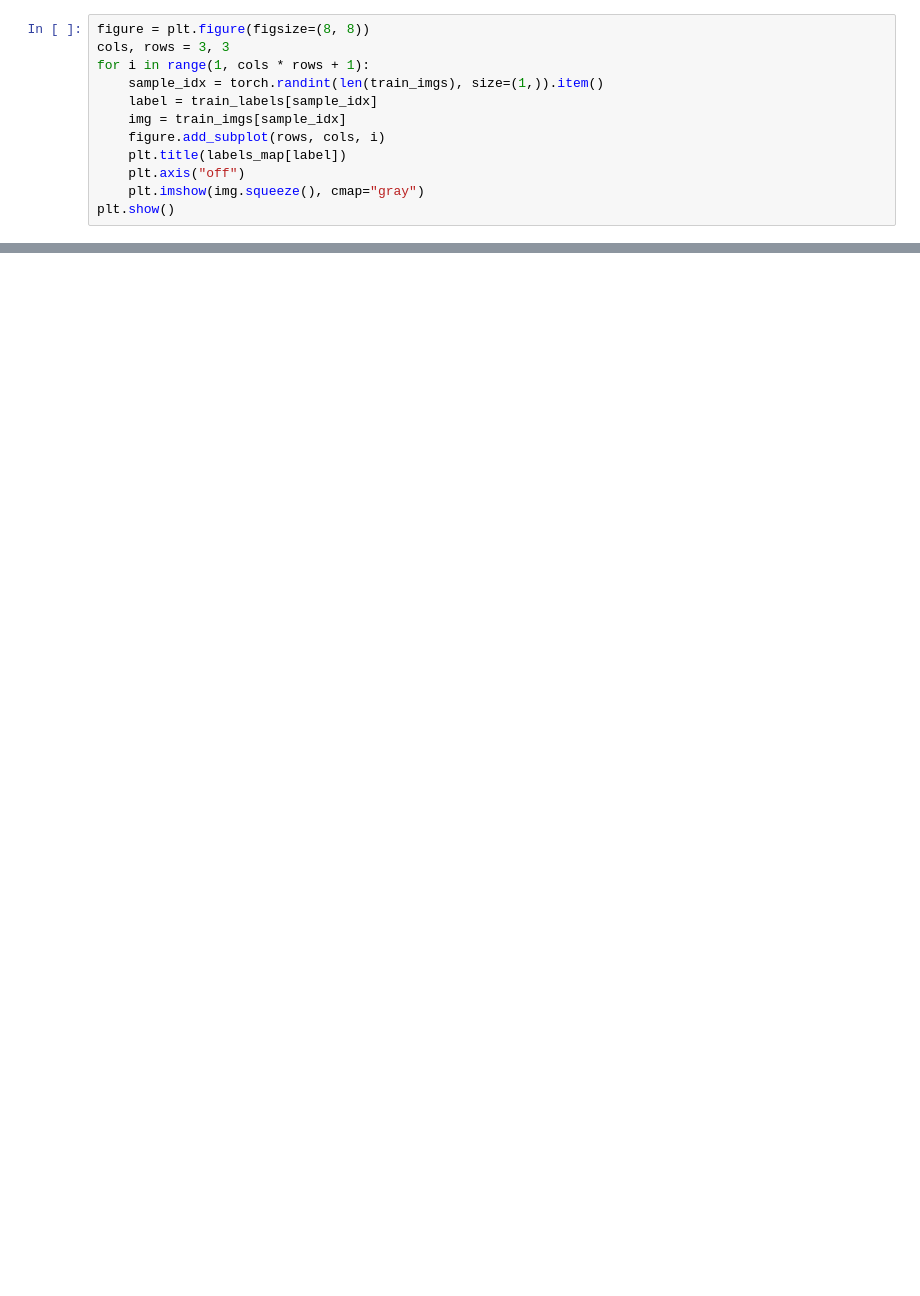
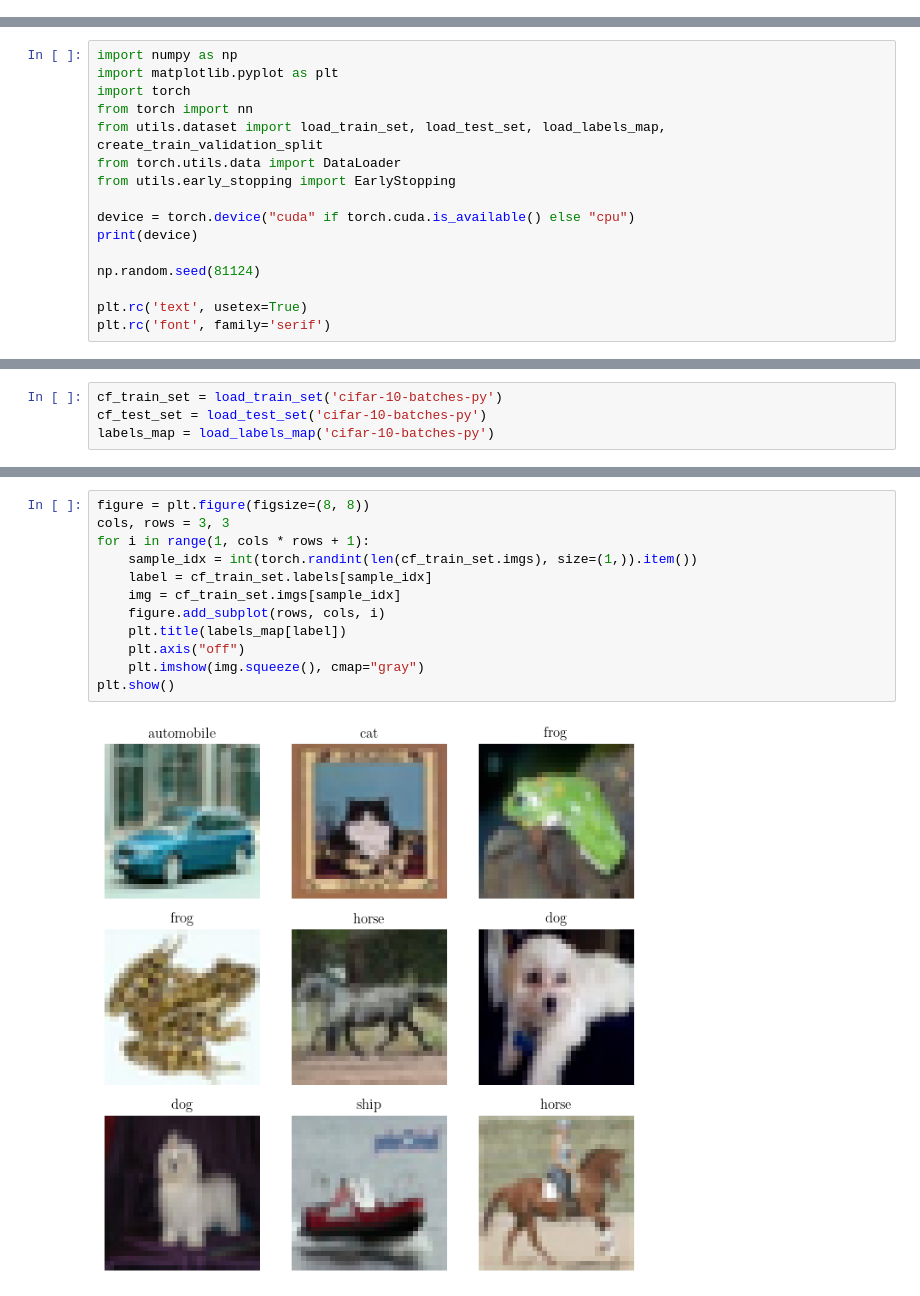
Before and after one commit to redrusty2/dlp-a2-cifar-image-classification, a Jupyter notebook: a2_image_classification.ipynb, the cells around one changed output, grey strips where cells are left out. Cells and saved outputs as stored; diff of their text form; blank space fills up the shorter version.

```diff
--- a/a2_image_classification.ipynb
+++ b/a2_image_classification.ipynb
@@ -53,12 +0,0 @@ print(labels_map)
-# %%
-figure = plt.figure(figsize=(8, 8))
-cols, rows = 3, 3
-for i in range(1, cols * rows + 1):
-    sample_idx = torch.randint(len(train_imgs), size=(1,)).item()
-    label = train_labels[sample_idx]
-    img = train_imgs[sample_idx]
-    figure.add_subplot(rows, cols, i)
-    plt.title(labels_map[label])
-    plt.axis("off")
-    plt.imshow(img.squeeze(), cmap="gray")
-plt.show()
@@ -412,0 +4,16 @@ None
+# %%
+import numpy as np
+import matplotlib.pyplot as plt
+import torch
+from torch import nn
+from utils.dataset import load_train_set, load_test_set, load_labels_map, create_train_validation_split
+from torch.utils.data import DataLoader
+from utils.early_stopping import EarlyStopping
+
+device = torch.device("cuda" if torch.cuda.is_available() else "cpu")
+print(device)
+
+np.random.seed(81124)
+
+plt.rc('text', usetex=True)
+plt.rc('font', family='serif')
@@ -412,0 +22,4 @@ None
+# %%
+cf_train_set = load_train_set('cifar-10-batches-py')
+cf_test_set = load_test_set('cifar-10-batches-py')
+labels_map = load_labels_map('cifar-10-batches-py')
@@ -412,0 +37,14 @@ None
+# %%
+figure = plt.figure(figsize=(8, 8))
+cols, rows = 3, 3
+for i in range(1, cols * rows + 1):
+    sample_idx = int(torch.randint(len(cf_train_set.imgs), size=(1,)).item())
+    label = cf_train_set.labels[sample_idx]
+    img = cf_train_set.imgs[sample_idx]
+    figure.add_subplot(rows, cols, i)
+    plt.title(labels_map[label])
+    plt.axis("off")
+    plt.imshow(img.squeeze(), cmap="gray")
+plt.show()
+# %% [output]
+[figure, added]
```
Also changed, not shown: parts of 101 cells of this notebook, 7 other files.
